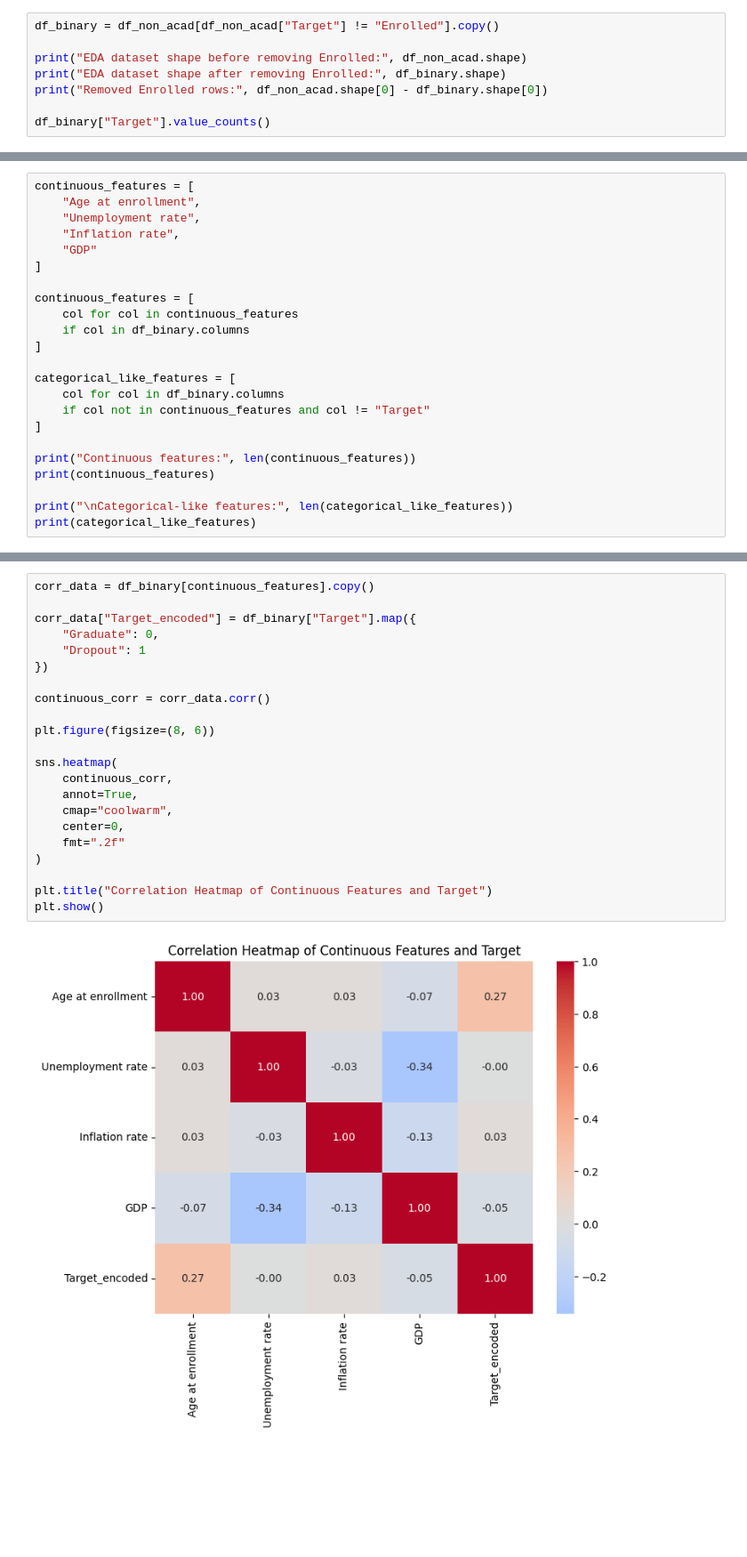
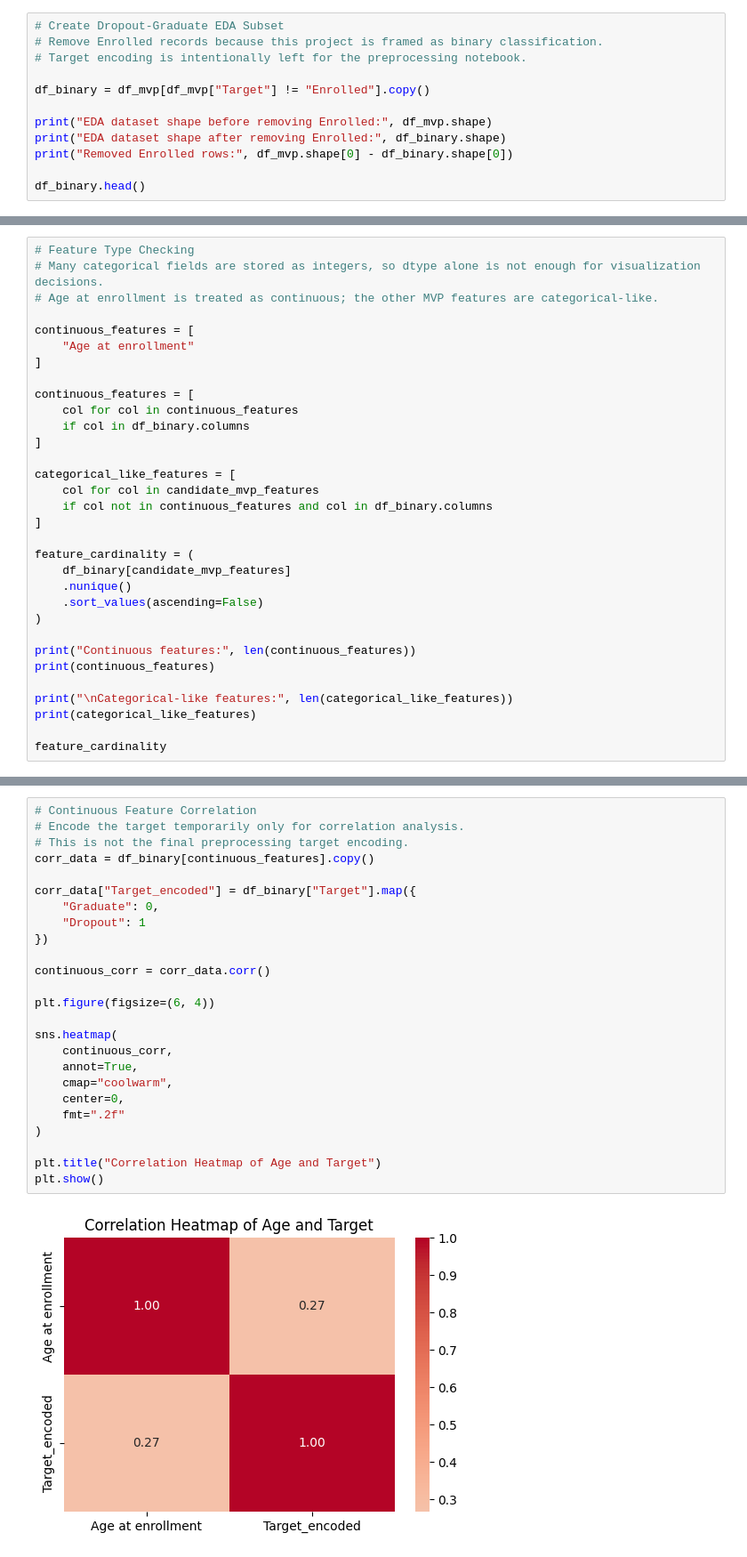
Before and after one commit to LecyLecy/student-dropout-prediction-ml, a Jupyter notebook: notebooks/01_eda.ipynb, the cells around one changed output, grey strips where cells are left out. Shown at 89% size. Drawn from its saved outputs; the diff is of its cells as text; blank space fills up the shorter version.

```diff
--- a/notebooks/01_eda.ipynb
+++ b/notebooks/01_eda.ipynb
@@ -116,9 +205,13 @@ Since this project focuses on binary dropout prediction, Enrolled records are ex
 # %%
-df_binary = df_non_acad[df_non_acad["Target"] != "Enrolled"].copy()
+# Create Dropout-Graduate EDA Subset
+# Remove Enrolled records because this project is framed as binary classification.
+# Target encoding is intentionally left for the preprocessing notebook.
 
-print("EDA dataset shape before removing Enrolled:", df_non_acad.shape)
+df_binary = df_mvp[df_mvp["Target"] != "Enrolled"].copy()
+
+print("EDA dataset shape before removing Enrolled:", df_mvp.shape)
 print("EDA dataset shape after removing Enrolled:", df_binary.shape)
-print("Removed Enrolled rows:", df_non_acad.shape[0] - df_binary.shape[0])
+print("Removed Enrolled rows:", df_mvp.shape[0] - df_binary.shape[0])
 
-df_binary["Target"].value_counts()
+df_binary.head()
 # %% [output]
@@ -211,9 +290,10 @@ This separation is important because continuous features are more suitable for d
 # %%
+# Feature Type Checking
+# Many categorical fields are stored as integers, so dtype alone is not enough for visualization decisions.
+# Age at enrollment is treated as continuous; the other MVP features are categorical-like.
+
 continuous_features = [
-    "Age at enrollment",
-    "Unemployment rate",
-    "Inflation rate",
-    "GDP"
+    "Age at enrollment"
 ]
 
 continuous_features = [
@@ -222,13 +302,21 @@ continuous_features = [
 ]
 
 categorical_like_features = [
-    col for col in df_binary.columns
-    if col not in continuous_features and col != "Target"
+    col for col in candidate_mvp_features
+    if col not in continuous_features and col in df_binary.columns
 ]
+
+feature_cardinality = (
+    df_binary[candidate_mvp_features]
+    .nunique()
+    .sort_values(ascending=False)
+)
 
 print("Continuous features:", len(continuous_features))
 print(continuous_features)
 
 print("\nCategorical-like features:", len(categorical_like_features))
 print(categorical_like_features)
+
+feature_cardinality
 # %% [output]
@@ -470,27 +700,30 @@ The target is temporarily encoded only for correlation analysis and is not used
 # %%
+# Continuous Feature Correlation
+# Encode the target temporarily only for correlation analysis.
+# This is not the final preprocessing target encoding.
 corr_data = df_binary[continuous_features].copy()
 
 corr_data["Target_encoded"] = df_binary["Target"].map({
     "Graduate": 0,
     "Dropout": 1
 })
 
 continuous_corr = corr_data.corr()
 
-plt.figure(figsize=(8, 6))
+plt.figure(figsize=(6, 4))
 
 sns.heatmap(
     continuous_corr,
     annot=True,
     cmap="coolwarm",
     center=0,
     fmt=".2f"
 )
 
-plt.title("Correlation Heatmap of Continuous Features and Target")
+plt.title("Correlation Heatmap of Age and Target")
 plt.show()
 # %% [output]
-[figure, old version]
+[figure, new version]
 # %% [markdown]
 # EDA Findings
 
```
Also changed, not shown: parts of 46 cells of this notebook, 12 other files.
